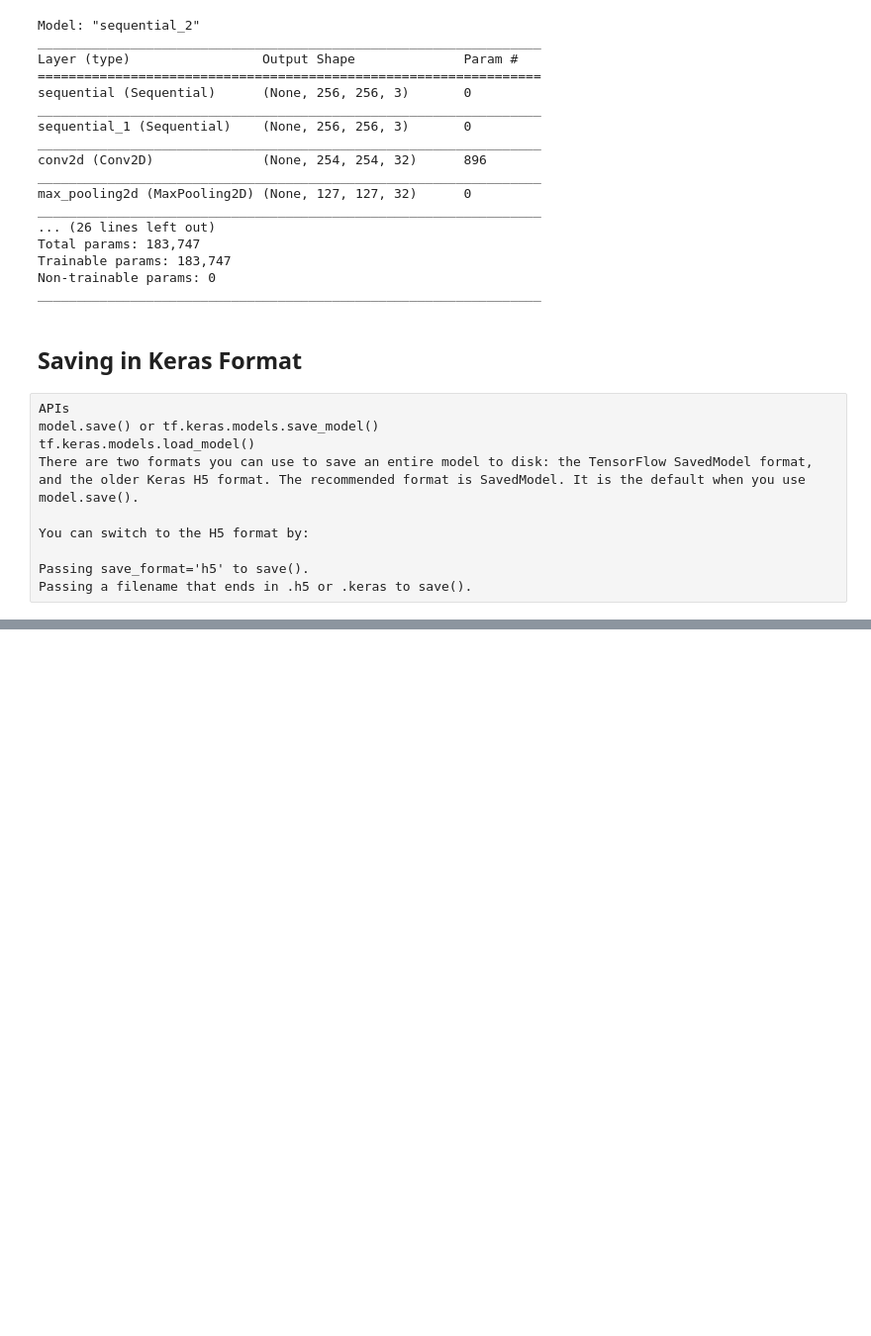
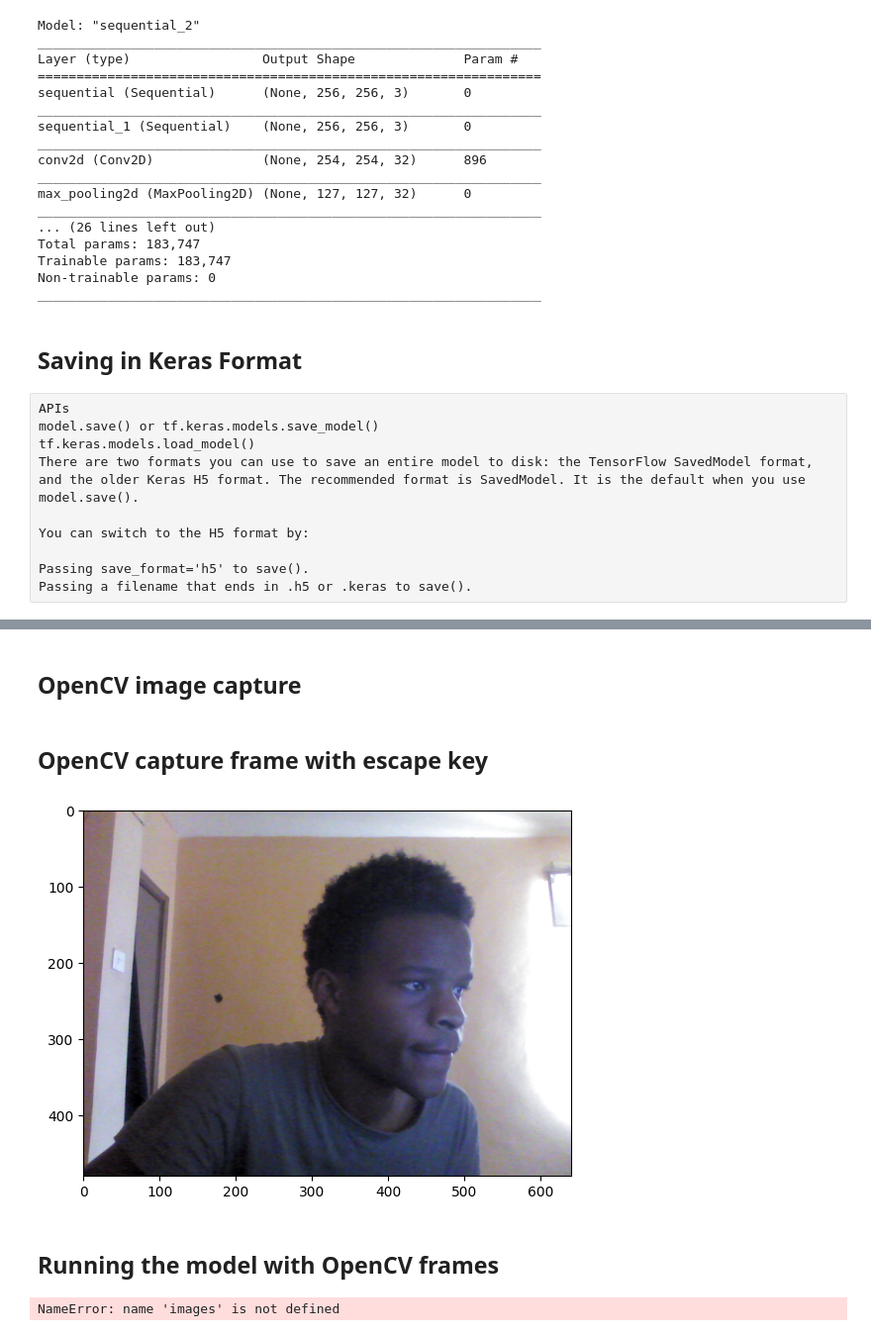
Before and after one commit to M4E5TR0-MUN1R/potato-disease, a Jupyter notebook: training/Potato Training .ipynb, the cells around one changed output, grey strips where cells are left out. Shown at 99% size. Saved outputs shown, nothing was run; the diff lists cells and outputs as text; code cells hidden in the pictures; blank space fills up the shorter version.

Commit message:
with OpenCV integration

```diff
--- a/training/Potato Training .ipynb
+++ b/training/Potato Training .ipynb
@@ -457,0 +501,2 @@ loaded_model.save(f"../models/model.h5")
+# %% [markdown]
+## OpenCV image capture
@@ -457,0 +538,51 @@ loaded_model.save(f"../models/model.h5")
+# %% [markdown]
+## OpenCV capture frame with escape key
+# %%
+import cv2
+import matplotlib.pyplot as plt
+
+cv2.namedWindow("Camera Feed")
+vc = cv2.VideoCapture(1)
+
+# try to get the first frame
+if vc.isOpened():
+    rval, frame = vc.read()
+else:
+    rval = False
+
+while rval:
+    # Mirror the image
+    image = cv2.flip(frame, 1)
+
+    #Show the current captured frame
+    cv2.imshow("Camera Feed", image)
+
+    # For as long as read returns a true value for rval.
+    rval, frame = vc.read()
+
+    key = cv2.waitKey(20)
+    if key == 27:
+        # exit on ESC
+        # saving image in local storage
+        cv2.imwrite("../snapshots/frame.png", image)
+        break
+
+vc.release()
+cv2.destroyWindow("Camera Feed")
+
+# path
+path = r'G:\pyproj\potato-disease\snapshots\frame.png'
+
+# Using cv2.imread() method
+cvimage = cv2.imread(path)
+cvimage = cv2.cvtColor(image, cv2.COLOR_BGR2RGB)
+plt.imshow(cvimage)
+plt.show()
+# %% [output]
+[figure, added]
+# %% [markdown]
+## Running the model with OpenCV frames
+# %%
+predicted_class, confidence = predict(loaded_model, cvimage)
+# %% [output]
+NameError: name 'images' is not defined
```
Also changed, not shown: parts of 4 cells of this notebook, 1 other file.
